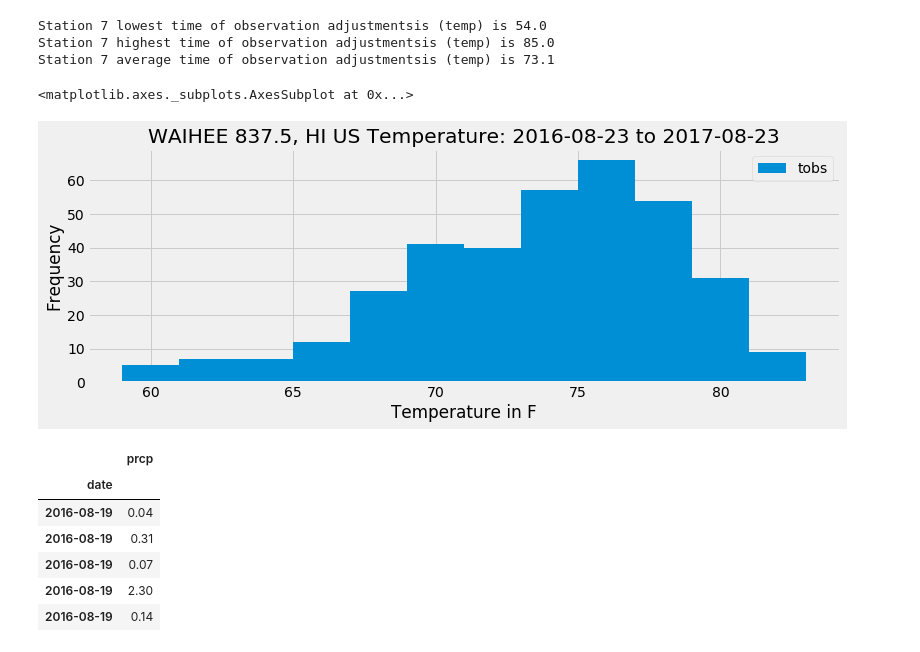
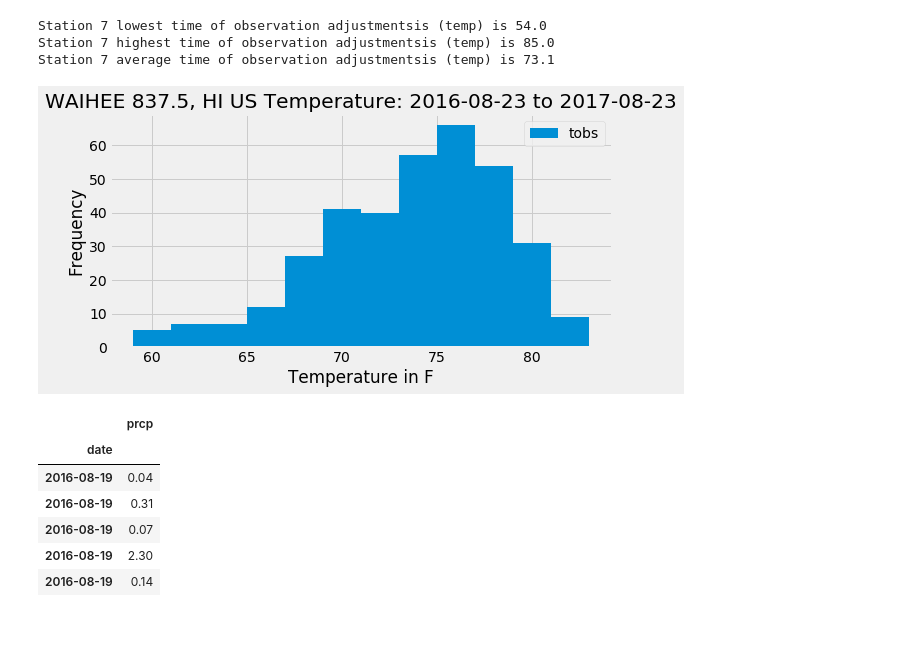
Before and after one commit to GStout17/sqlalchemy-challenge, a Jupyter notebook: climate_starter.ipynb, the cells around one changed output. Drawn from its saved outputs; the diff is of its cells as text; code cells hidden in the pictures.

```diff
--- a/climate_starter.ipynb
+++ b/climate_starter.ipynb
@@ -171,17 +159,15 @@ temp_results = session.query(Measurement.tobs).\
 temp_df = pd.DataFrame(temp_results)
 # %%
 # Creatimg histogram and saving fig
-temp_chart = temp_df.plot(kind='hist',bins=12, title="WAIHEE 837.5, HI US Temperature: 2016-08-23 to 2017-08-23", figsize=(12,4))
+temp_chart = temp_df.plot(kind='hist',bins=12, title="WAIHEE 837.5, HI US Temperature: 2016-08-23 to 2017-08-23",
+                          figsize=(8,4))
 temp_chart.set_xlabel('Temperature in F')
 temp_chart
 
-# Trouble saving figure
-# fig = temp_chart
-# plt.savefig("Temperature-Chart.png")
-#plt.savefig("Percipitation-2016-To-2017.png", bbox_inches = "tight")
+# Save fig
+plt.savefig("Station7-Temperature.png", bbox_inches = "tight")
 # %% [output]
-<matplotlib.axes._subplots.AxesSubplot at 0x...>
-[figure, old version]
+[figure, new version]
 # %%
 # Perform a query to retrieve the data and precipitation scores
 # Use the following info to create chart
```
Also changed, not shown: parts of 2 cells of this notebook.
